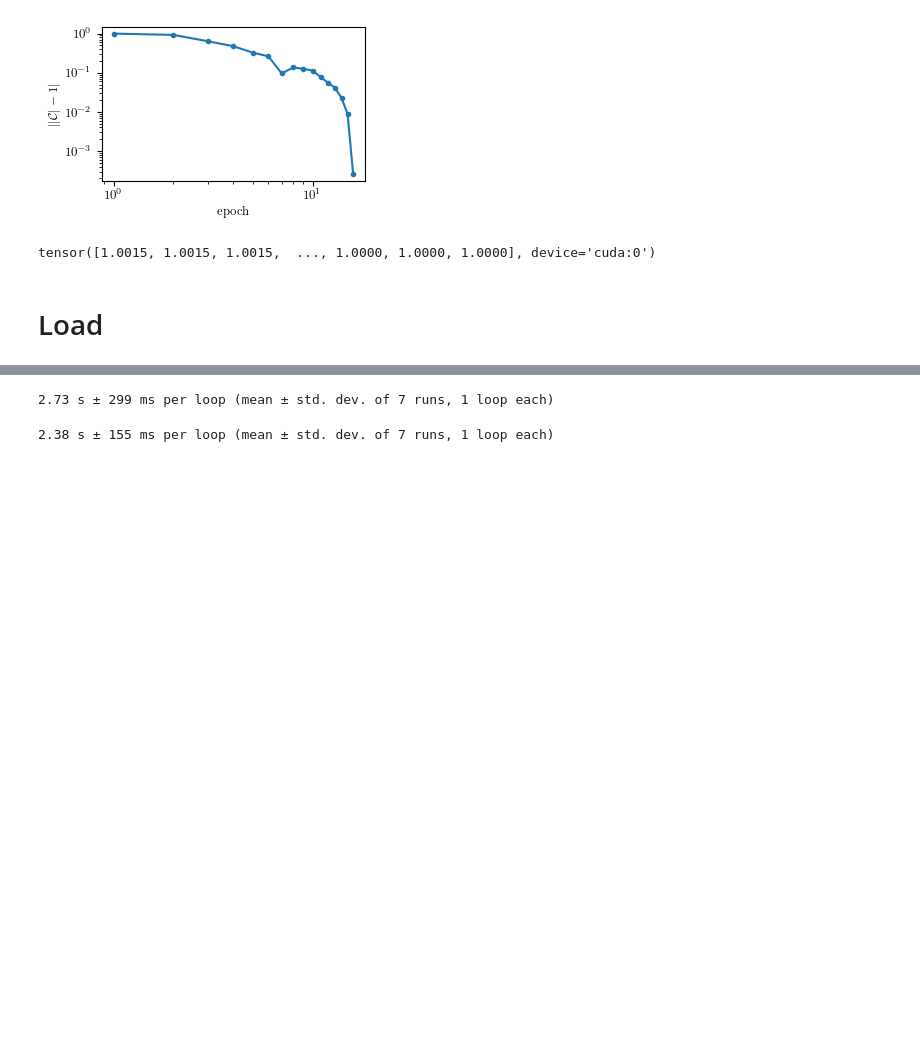
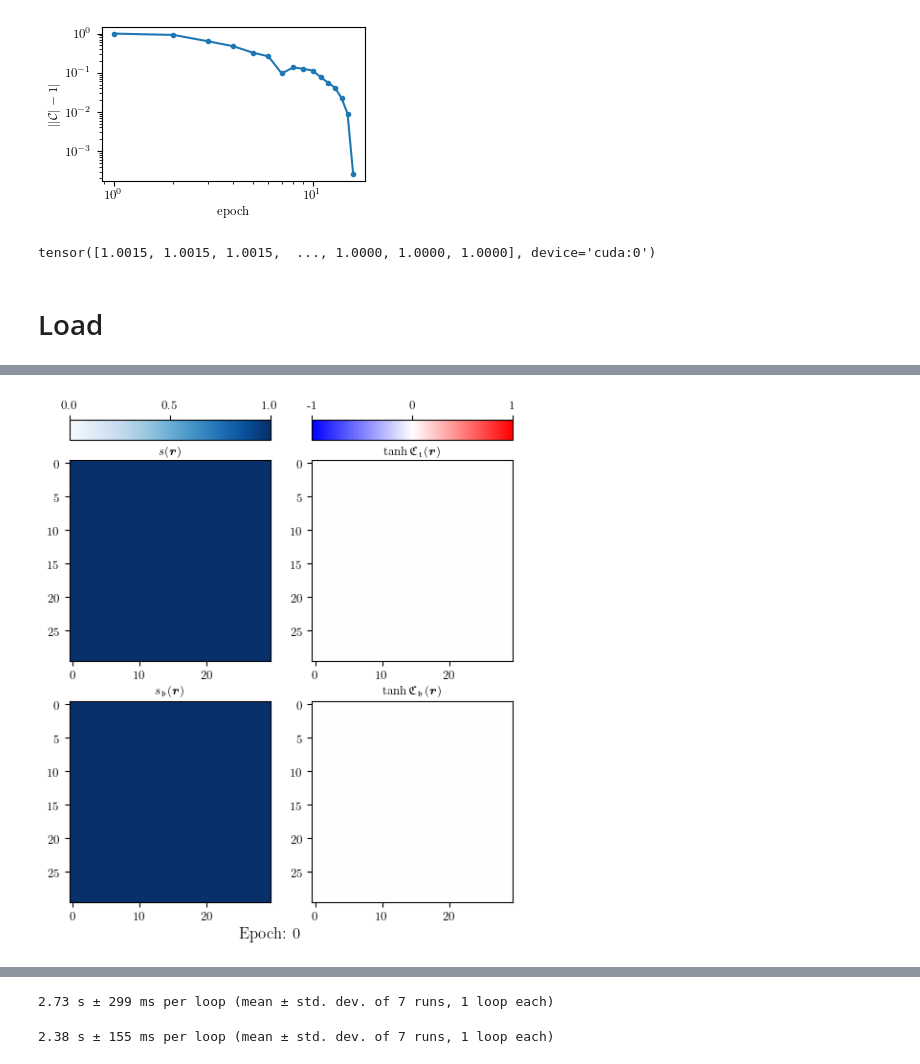
Before and after one commit to hainingpan/GTN, a Jupyter notebook: test_pytorch.ipynb, the cells around one changed output, grey strips where cells are left out. Drawn from its saved outputs; the diff is of its cells as text; code cells hidden in the pictures; blank space fills up the shorter version.

```diff
--- a/test_pytorch.ipynb
+++ b/test_pytorch.ipynb
@@ -380,5 +380,9 @@ tensor([1.0015, 1.0015, 1.0015,  ..., 1.0000, 1.0000, 1.0000], device='cuda:0')
 # Load
 # %%
 # rs = torch.load('class_A_2D_L10_nshell2_tf10.pt', map_location='cpu')
-rs = torch.load('class_A_2D_L10_nshell2_tf10_truncate.pt', map_location='cpu')
+# rs = torch.load('class_A_2D_L20_nshell2_tf30.pt', map_location='cpu')
+# rs = torch.load('class_A_2D_L20_nshell2_tf50_truncate.pt', map_location='cpu')
+
+# rs = torch.load('class_A_2D_L30_nshell2_tf30_truncate..pt', map_location='cpu')
+rs = torch.load('class_A_2D_L30_nshell2_tf30.pt', map_location='cpu')
 # %%
@@ -415,0 +396,17 @@ for idx in range(len(EC_list)):
+# %%
+fig,ax=plt.subplots(2,2,figsize=(6,6),)
+i=0
+
+epoch=ax[1,0].text(1,-0.18,f'Epoch: {i}',transform=ax[1,0].transAxes,ha='center',fontsize=12)
+ax_C=ax[:,1]
+im0,im1,cross0,cross1=plot_C_r(rs['C_r'][i][0],ax=ax_C,bottomcb=False,)
+
+ax_EC=ax[:,0]
+EC_im0,EC_im1,EC_cross0,EC_cross1,EC_cb0,EC_cb1=plot_EC(rs['EC'][i],ax=ax_EC,bottomcb=False,vmax=1)
+
+
+
+
+# fig.savefig('C_m_history.png')
+# %% [output]
+[figure, added]
```
Also changed, not shown: parts of 6 cells of this notebook, 1 other file.
